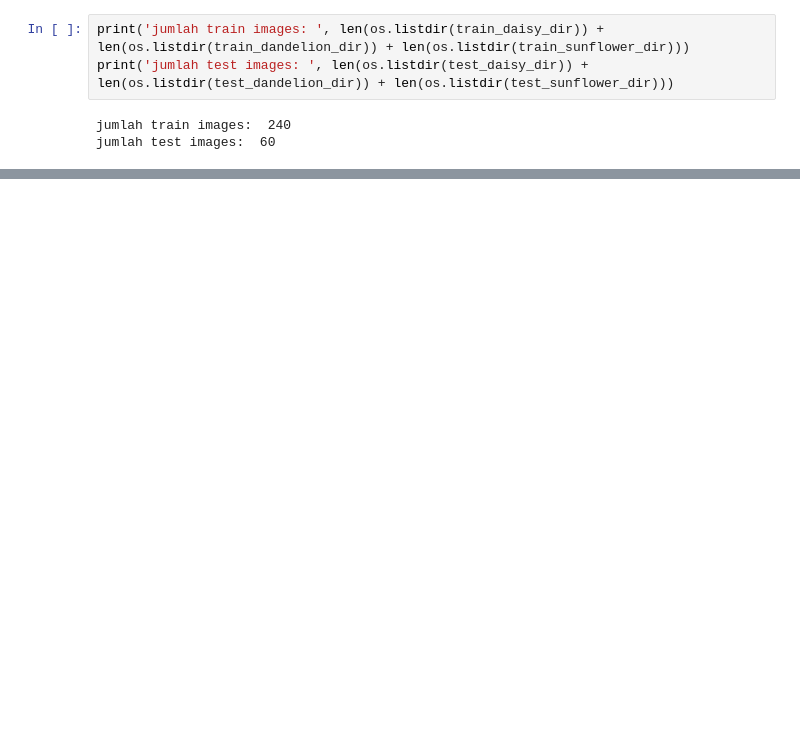
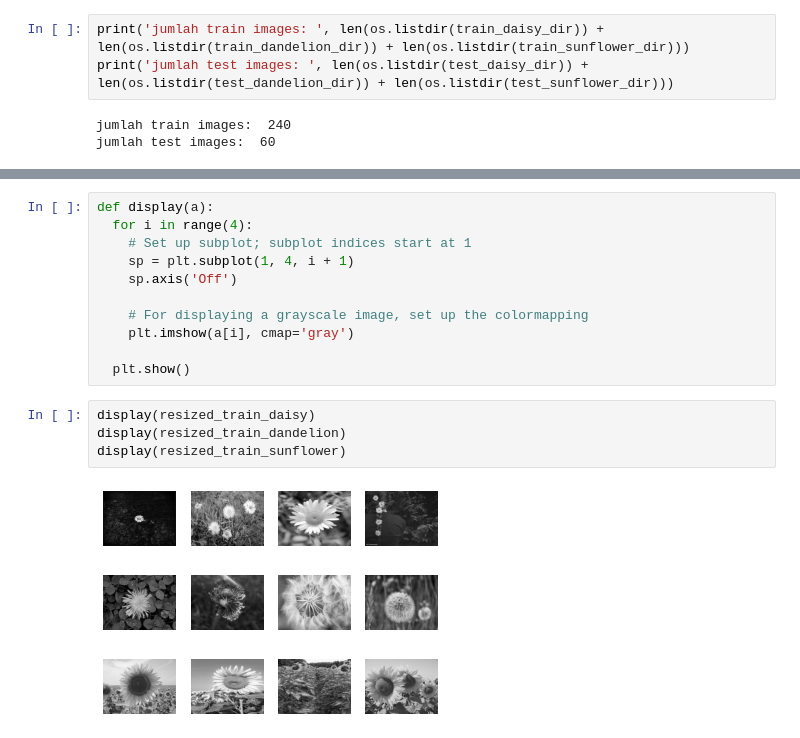
Before and after one commit to alfanadhya/Tugas-Pembelajaran-Machine, a Jupyter notebook: Tugas_2_MLP.ipynb, the cells around one changed output, grey strips where cells are left out. Cells and saved outputs as stored; diff of their text form; blank space fills up the shorter version.

```diff
--- a/Tugas_2_MLP.ipynb
+++ b/Tugas_2_MLP.ipynb
@@ -79,0 +126,19 @@ plt.show()
+# %%
+def display(a):
+  for i in range(4):
+    # Set up subplot; subplot indices start at 1
+    sp = plt.subplot(1, 4, i + 1)
+    sp.axis('Off')
+
+    # For displaying a grayscale image, set up the colormapping
+    plt.imshow(a[i], cmap='gray')
+
+  plt.show()
+# %%
+display(resized_train_daisy)
+display(resized_train_dandelion)
+display(resized_train_sunflower)
+# %% [output]
+[figure, added]
+[figure, added]
+[figure, added]
```
Also changed, not shown: parts of 10 cells of this notebook.
